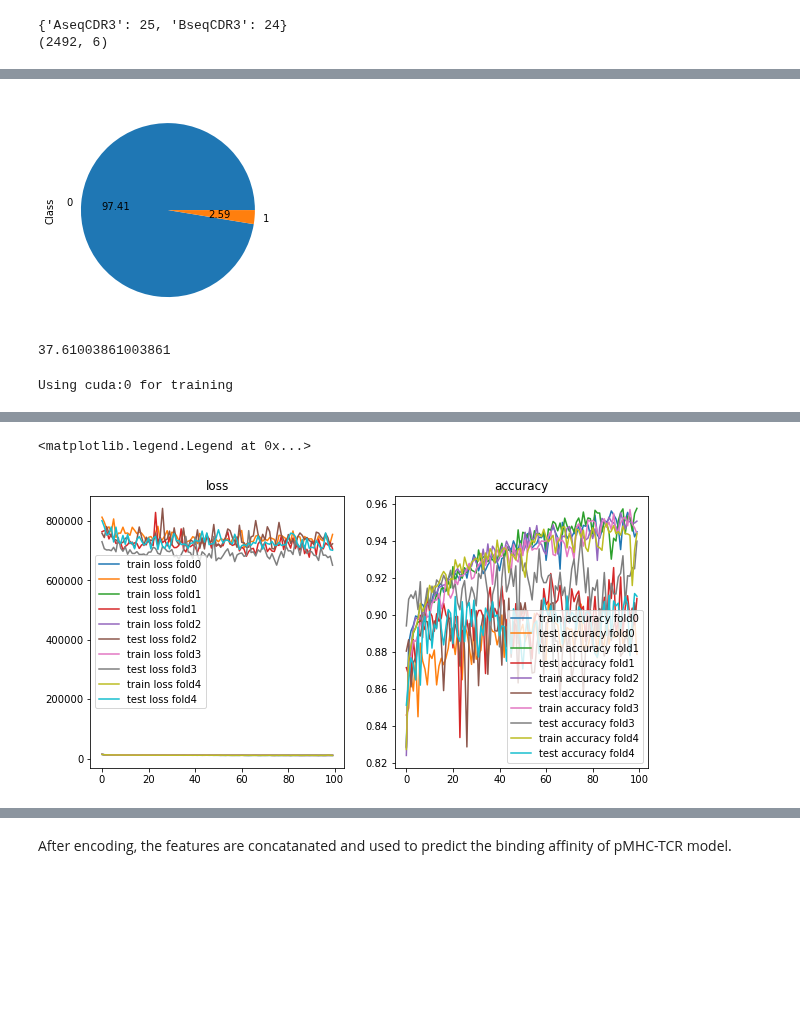
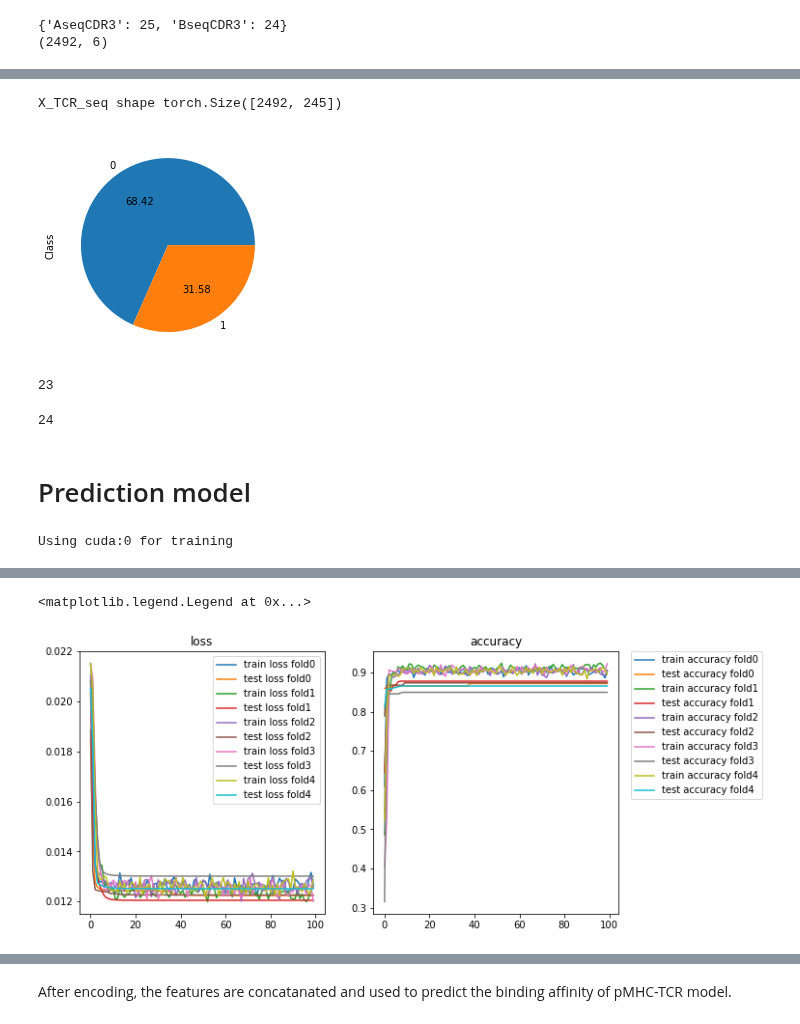
Before and after one commit to cb11711211/pMHC-TCR-binding-prediction, a Jupyter notebook: ae_encode.ipynb, the cells around one changed output, grey strips where cells are left out. Cells and saved outputs as stored; diff of their text form; code cells hidden in the pictures; blank space fills up the shorter version.

Commit message:
fix the training and testing process

```diff
--- a/ae_encode.ipynb
+++ b/ae_encode.ipynb
@@ -377,7 +369,7 @@ class pMHC_TCRDataset(Dataset):
                  TCR_encode: str = ["LSTM", "CNN"],
                  encoding_model: nn.Module = None,
                  encoding_size = 20) -> None:
-        df, HLA_encode, y  = self.basic_io(file_path, only_experimental=only_experimental)
+        df, HLA_encode, y, feature_size  = self.basic_io(file_path, only_experimental=only_experimental)
 
         # convert from object to tensor
         X_TCR_seq = torch.zeros((len(df), 0))
@@ -390,11 +382,11 @@ class pMHC_TCRDataset(Dataset):
                 TCR_seq_encode = torch.cat((TCR_seq_encode, encoding), dim=0)
 
             X_TCR_seq = torch.cat((TCR_seq_encode, X_TCR_seq), dim=1)
-
+        print(f"X_TCR_seq shape {X_TCR_seq.shape}")
         if TCR_encode == "CNN":
-            X_TCR_seq = X_TCR_seq.view(-1, 5, 49)
+            X_TCR_seq = X_TCR_seq.view(-1, 5, feature_size)
         elif TCR_encode == "LSTM":
-            X_TCR_seq = X_TCR_seq.view(-1, 5, 49)
+            X_TCR_seq = X_TCR_seq.view(-1, 5, feature_size)
         else:
             raise ValueError("The TCR encoding method is not supported yet.")
 
@@ -422,6 +414,10 @@ class pMHC_TCRDataset(Dataset):
         # return the dataframe, contain the
         df = pd.read_csv(file_path, index_col=0)
         df = df.loc[df["AseqCDR3"].str.len() < 50, :]
+        # drop the random generate samples and duplicated
+        df = df.drop_duplicates(subset=["AseqCDR3", "BseqCDR3"], keep="first")
+        # df = df[df["AseqCDR3"].str.contains("_")==False].drop_duplicates(subset=["AseqCDR3", "BseqCDR3"], keep="first")
+
         # for chain in ["AseqCDR", "BseqCDR"]:
         #     if only_CDR3:
         #         df[chain+"_3"] = df[chain].str.split("_").str[2]
@@ -444,6 +440,8 @@ class pMHC_TCRDataset(Dataset):
             "AseqCDR3": df["AseqCDR3"].apply(lambda x: len(x)).max(),
             "BseqCDR3": df["BseqCDR3"].apply(lambda x: len(x)).max(),
         }
+        input_feature_size = sum(len_map.values())
+
         for chain in ["AseqCDR3", "BseqCDR3"]:
             length = len_map[chain]
             df[chain] = df[chain].apply(lambda x: x + "*" * (length - len(x)))
@@ -451,7 +449,6 @@ class pMHC_TCRDataset(Dataset):
 
         # drop the rows with nan
         df = df.dropna()
-
         if not only_experimental:
             df_ps = df[df["Class"] == "positive"]
             df_ng_ex = df[df["Class"] == "negative"]
@@ -471,7 +468,7 @@ class pMHC_TCRDataset(Dataset):
 
         y = df["Class"].apply(lambda x: 1 if x == "positive" else 0)
         y.value_counts().plot.pie(autopct='%.2f')
-        return df, X_HLA_encoded, y.values
+        return df, X_HLA_encoded, y.values, input_feature_size
 
     def __len__(self):
         return len(self.y)
@@ -481,12 +478,23 @@ class pMHC_TCRDataset(Dataset):
 # %%
 TCRData = pMHC_TCRDataset(file_path, TCR_encode="CNN", only_experimental=True, encoding_model=model)
 # %% [output]
+X_TCR_seq shape torch.Size([2492, 245])
-[figure, old version]
+[figure, new version]
 # %%
 # TCRData[0][0].shape
-97.41 / 2.59
+# 97.41 / 2.59
+# df = pd.read_csv(file_path, index_col=0)
+# df = df.loc[df["AseqCDR3"].str.len() < 50, :]
-# %% [output]
-37.61003861003861
+# %%
+# drop the seq containing _
+df = df[df["AseqCDR3"].str.contains("_")==False].drop_duplicates(subset=["AseqCDR3", "BseqCDR3"], keep="first")
+df["AseqCDR3"].apply(lambda x:len(x)).max()
+# %% [output]
+23
+# %%
+df["BseqCDR3"].apply(lambda x:len(x)).max()
+# %% [output]
+24
 # %%
 # for test
 df = pd.read_csv(file_path, index_col=0)
@@ -518,6 +526,8 @@ HLAencoder = OneHotEncoder()
 X_HLA_encoded = HLAencoder.fit_transform(X_HLA).toarray()
 
 y = df["Class"].apply(lambda x: 1 if x == "positive" else 0).values
+# %% [markdown]
+# Prediction model
 # %%
 class prediction_model(nn.Module):
     def __init__(self,
@@ -630,21 +662,20 @@ criterion = nn.CrossEntropyLoss().to(device)
 # %% [output]
 Using cuda:0 for training
 # %%
-fig, ax = plt.subplots(2,2, figsize=(10, 10))
+fig, ax = plt.subplots(1,2, figsize=(10, 5))
 ax[0].set_title("loss")
 ax[1].set_title("accuracy")
-ax[2].set_title("Train ROC")
-ax[3].set_title("Test ROC")
+# ax[2].set_title("Test ROC")
 
 for fold, (train_idx, test_idx) in enumerate(kf.split(TCRData.X_features, TCRData.y)):
     print(f"-------------------Fold {fold}-------------------")
     # Randomly select the train and test samples to generate train and test datasets
-    train_sampler = torch.utils.data.SubsetRandomSampler(train_idx)
-    test_sampler = torch.utils.data.SubsetRandomSampler(test_idx)
+    # train_sampler = torch.utils.data.SubsetRandomSampler(train_idx)
+    # test_sampler = torch.utils.data.SubsetRandomSampler(test_idx)
     train_dataset = torch.utils.data.Subset(TCRData, train_idx)
     test_dataset = torch.utils.data.Subset(TCRData, test_idx)
 
-    # weighted random sampler for train and test datasets
+    # weighted random sampler for train datasets
     y_train = [TCRData.y[i] for i in train_idx]
     class_sample_count = np.array([len(np.where(y_train == t)[0]) for t in np.unique(y_train)])
     weights = 1. / class_sample_count
@@ -652,22 +683,25 @@ for fold, (train_idx, test_idx) in enumerate(kf.split(TCRData.X_features, TCRDat
     train_sampler = WeightedRandomSampler(samples_weight.type('torch.DoubleTensor'), len(samples_weight))
     train_dataloader = DataLoader(train_dataset, batch_size=batch_size, sampler=train_sampler, drop_last=True)
 
-    y_test = [TCRData.y[i] for i in test_idx]
-    class_sample_count = np.array([len(np.where(y_test == t)[0]) for t in np.unique(y_test)])
-    weights = 1. / class_sample_count
-    samples_weight = torch.from_numpy(np.array([weights[t] for t in y_test]))
-    test_sampler = WeightedRandomSampler(samples_weight.type('torch.DoubleTensor'), len(samples_weight))
-    test_dataloader = DataLoader(test_dataset, batch_size=batch_size, sampler=test_sampler, drop_last=True)
+    # use all of the testing samples for testing
+    # y_test = [TCRData.y[i] for i in test_idx]
+    # class_sample_count = np.array([len(np.where(y_test == t)[0]) for t in np.unique(y_test)])
+    # weights = 1. / class_sample_count
+    # samples_weight = torch.from_numpy(np.array([weights[t] for t in y_test]))
+    # test_sampler = WeightedRandomSampler(samples_weight.type('torch.DoubleTensor'), len(samples_weight))
+    test_dataloader = DataLoader(test_dataset, batch_size=batch_size, drop_last=True)
 
     model.apply(reset_weights)
     train_losses_history = []
     test_losses_history = []
     train_accuracy_history = []
     test_accuracy_history = []
+    pred_history = []
+    target_history = []
 
     for epoch in range(1, epochs+1):
         train_losses, train_correct = train(fold, model, device, train_dataloader, optimizer, epoch, criterion)
-        test_losses, test_correct = test(fold, model, device, test_dataloader)
+        test_losses, test_correct, pred_history, target_history = test(fold, model, device, test_dataloader)
         train_losses_history.append(train_losses)
         test_losses_history.append(test_losses)
         train_accuracy_history.append(train_correct)
@@ -677,7 +711,7 @@ for fold, (train_idx, test_idx) in enumerate(kf.split(TCRData.X_features, TCRDat
     ax[0].plot(test_losses_history, label=f"test loss fold{fold}")
     ax[1].plot(train_accuracy_history, label=f"train accuracy fold{fold}")
     ax[1].plot(test_accuracy_history, label=f"test accuracy fold{fold}")
-
+    # break
 ax[0].legend()
 ax[1].legend()
 ax[1].legend(bbox_to_anchor=(1.05, 1), loc=2, borderaxespad=0.)
@@ -702,2 +736,2 @@ Training stage for Flod 4 Epoch: 20 [0/2
 <matplotlib.legend.Legend at 0x...>
-[figure, old version]
+[figure, new version]
```
Also changed, not shown: parts of 17 cells of this notebook.
